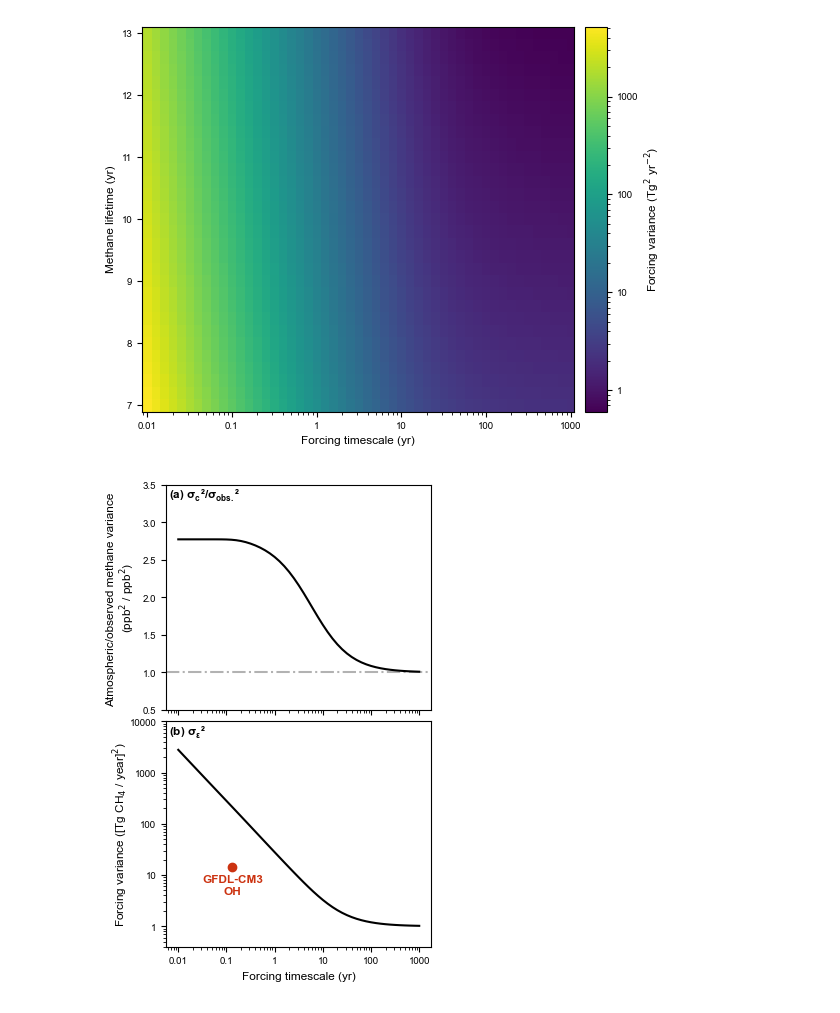
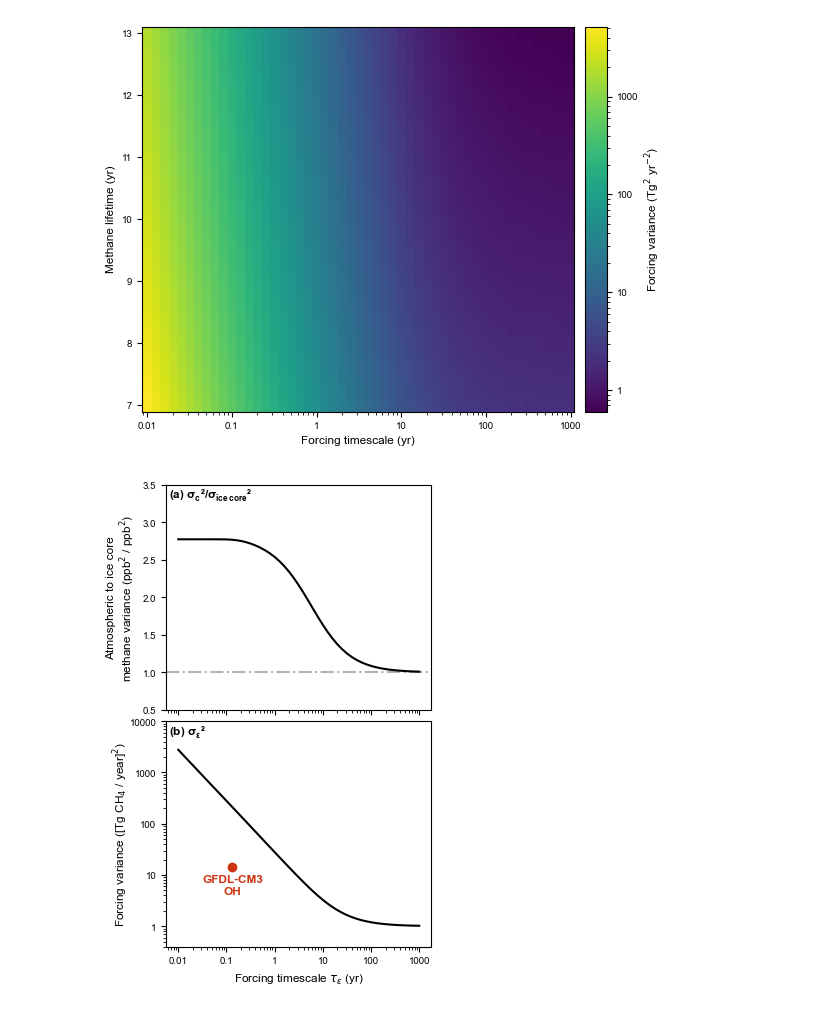
Before and after one commit to ericjmei/methane_noise_forcing, a Jupyter notebook: notebooks/figures_for_publication/forcing_variance_required.ipynb, the cells around one changed output. Saved outputs shown, nothing was run; the diff lists cells and outputs as text; code cells hidden in the pictures.

Commit message:
small edits to figure 4
- changed panel a's y axis to be clearer
- panel a "obs" now "ice core"
- added a tau_epsilon to the x axis

```diff
--- a/notebooks/figures_for_publication/forcing_variance_required.ipynb
+++ b/notebooks/figures_for_publication/forcing_variance_required.ipynb
@@ -338,7 +338,7 @@ ax_instantaneous.axhline(1, color="k", linestyle="-.", alpha=0.3)
 ax_instantaneous.set_xscale('log')
 ax_instantaneous.set_xticklabels([])
 ax_instantaneous.set_ylim(ylim_instantaneous)
-ax_instantaneous.set_ylabel('Atmospheric/observed methane variance \n(ppb$^2$ / ppb$^2$)')
+ax_instantaneous.set_ylabel('Atmospheric to ice core\nmethane variance (ppb$^2$ / ppb$^2$)')
 
 # forcing variance
 ax_forcing = fig.add_subplot(gs[1, 0])
@@ -369,33 +369,33 @@ ax_forcing.yaxis.set_major_formatter(mticker.FuncFormatter(lambda v, pos: f"{v:g
 ax_forcing.yaxis.set_minor_formatter(mticker.NullFormatter())
 
 ax_forcing.set_xscale('log')
-ax_forcing.set_xlabel('Forcing timescale (yr)')
+ax_forcing.set_xlabel('Forcing timescale $\\tau_{\\varepsilon}$ (yr)')
 ax_forcing.xaxis.set_major_locator(mticker.LogLocator(base=10))
 ax_forcing.xaxis.set_major_formatter(mticker.FuncFormatter(lambda v, pos: f"{v:g}"))
 ax_forcing.xaxis.set_minor_formatter(mticker.NullFormatter())
 
 ## annotations
 annotate_panel(
     ax_instantaneous,
-    "(a) \u03C3$\mathregular{_c}$²/\u03C3$\mathregular{_{obs.}}$²"
+    "(a) \u03C3$\mathregular{_c}$²/\u03C3$\mathregular{_{ice}}\mathregular{_{ }}\mathregular{_{core}}$²"
 )
 annotate_panel(ax_forcing, "(b) \u03C3$\mathregular{_{\\varepsilon}}$²")
 # # white noise limit annotation
 # ax_forcing.text(
 #     0.235,
 #     0.01,
 #     "White noise limit",
 #     transform=ax_forcing.transAxes,
 #     ha="left",
 #     va="bottom",
 #     color='k',
 # )
 
 
 # save figure in pdf format
 name = "fig_4"
 fig.savefig(
     f"{cfg.paths.figures_dir}/for_publication/{name}.pdf", bbox_inches="tight", dpi=300
 )
 # %% [output]
-[figure, old version]
+[figure, new version]
```
